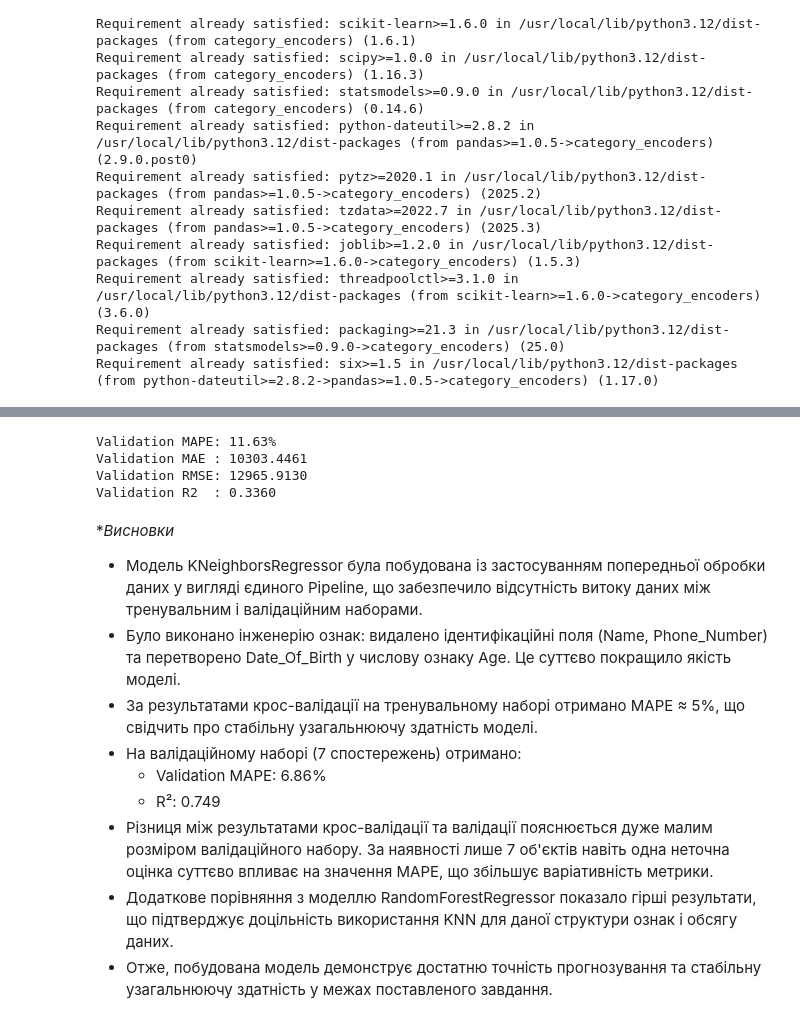
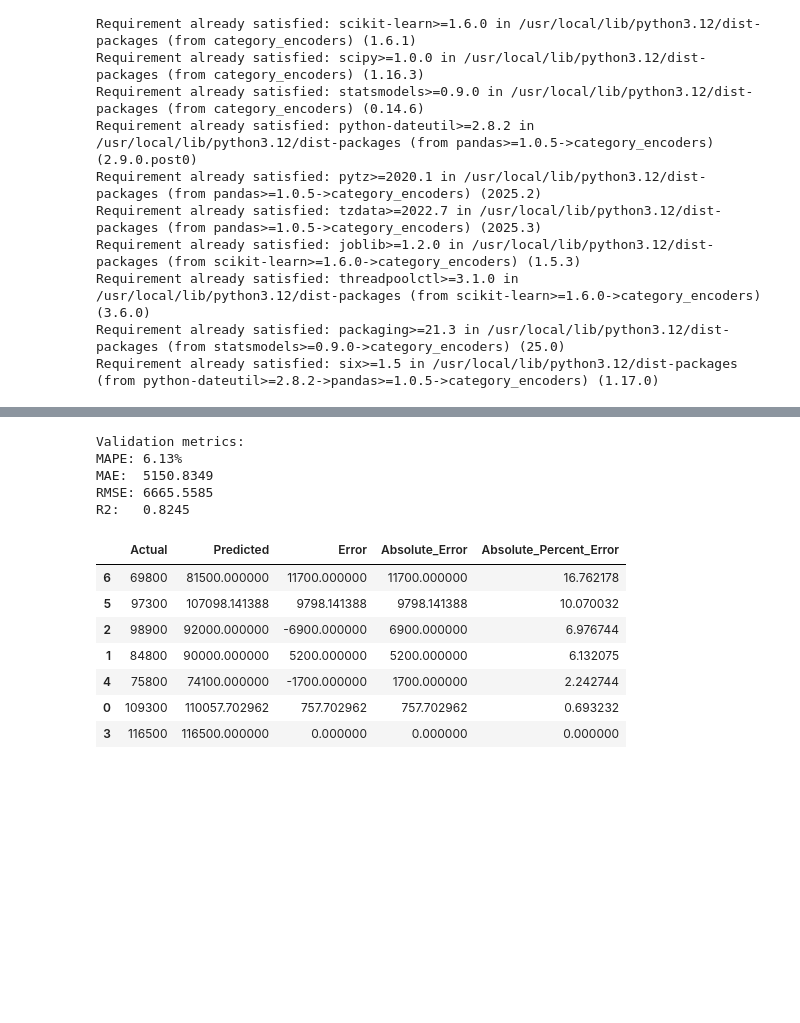
Before and after one commit to goitstudent123/ml-fundamentals-and-applications, a Jupyter notebook: dz_topic_8_2_HAS.ipynb, the cells around one changed output, grey strips where cells are left out. Drawn from its saved outputs; the diff is of its cells as text; code cells hidden in the pictures; blank space fills up the shorter version.

```diff
--- a/dz_topic_8_2_HAS.ipynb
+++ b/dz_topic_8_2_HAS.ipynb
@@ -175,32 +162,53 @@ First 10 predictions: [ 99333.29777205  92857.67040152  92000.         116500.
 # %%
 # 7. Отримайте прогноз заробітної плати для нових об’єктів (працівників) із валідаційного набору, розрахуйте доцільні метрики точності регресійної моделі.
 
-mape = mean_absolute_percentage_error(y_valid, y_pred_valid)
-mae = mean_absolute_error(y_valid, y_pred_valid)
+# Predict on validation set
+y_pred = best_model.predict(X_valid)
 
-mse = mean_squared_error(y_valid, y_pred_valid)
-rmse = np.sqrt(mse)
+# Metrics
+mape = np.mean(np.abs((y_valid - y_pred) / y_valid)) * 100
+mae = mean_absolute_error(y_valid, y_pred)
+rmse = np.sqrt(mean_squared_error(y_valid, y_pred))
+r2 = r2_score(y_valid, y_pred)
 
-r2 = r2_score(y_valid, y_pred_valid)
-
-print(f"Validation MAPE: {mape:.2%}")
-print(f"Validation MAE : {mae:.4f}")
-print(f"Validation RMSE: {rmse:.4f}")
-print(f"Validation R2  : {r2:.4f}")
+print("Validation metrics:")
+print(f"MAPE: {mape:.2f}%")
+print(f"MAE:  {mae:.4f}")
+print(f"RMSE: {rmse:.4f}")
+print(f"R2:   {r2:.4f}")
 # %% [output]
-Validation MAPE: 11.63%
-Validation MAE : 10303.4461
-Validation RMSE: 12965.9130
-Validation R2  : 0.3360
+Validation metrics:
+MAPE: 6.13%
+MAE:  5150.8349
+RMSE: 6665.5585
+R2:   0.8245
-# %% [markdown]
-**Висновки*
-
-* Модель KNeighborsRegressor була побудована із застосуванням попередньої обробки даних у вигляді єдиного Pipeline, що забезпечило відсутність витоку даних між тренувальним і валідаційним наборами.
-* Було виконано інженерію ознак: видалено ідентифікаційні поля (Name, Phone_Number) та перетворено Date_Of_Birth у числову ознаку Age. Це суттєво покращило якість моделі.
-* За результатами крос-валідації на тренувальному наборі отримано MAPE ≈ 5%, що свідчить про стабільну узагальнюючу здатність моделі.
-* На валідаційному наборі (7 спостережень) отримано:
-  * Validation MAPE: 6.86%
-  * R²: 0.749
-* Різниця між результатами крос-валідації та валідації пояснюється дуже малим розміром валідаційного набору. За наявності лише 7 об'єктів навіть одна неточна оцінка суттєво впливає на значення MAPE, що збільшує варіативність метрики.
-* Додаткове порівняння з моделлю RandomForestRegressor показало гірші результати, що підтверджує доцільність використання KNN для даної структури ознак і обсягу даних.
-* Отже, побудована модель демонструє достатню точність прогнозування та стабільну узагальнюючу здатність у межах поставленого завдання.
+# %%
+import pandas as pd
+import numpy as np
+
+# Create comparison table
+errors_df = pd.DataFrame({
+    "Actual": y_valid.reset_index(drop=True),
+    "Predicted": y_pred,
+})
+
+# Calculate errors
+errors_df["Error"] = errors_df["Predicted"] - errors_df["Actual"]
+errors_df["Absolute_Error"] = np.abs(errors_df["Error"])
+errors_df["Absolute_Percent_Error"] = (
+    errors_df["Absolute_Error"] / errors_df["Actual"] * 100
+)
+
+# Sort by biggest mistake
+errors_df = errors_df.sort_values("Absolute_Percent_Error", ascending=False)
+
+errors_df
+# %% [output]
+|  | Actual | Predicted | Error | Absolute_Error | Absolute_Percent_Error |
+| 6 | 69800 | 81500.000000 | 11700.000000 | 11700.000000 | 16.762178 |
+| 5 | 97300 | 107098.141388 | 9798.141388 | 9798.141388 | 10.070032 |
+| 2 | 98900 | 92000.000000 | -6900.000000 | 6900.000000 | 6.976744 |
+| 1 | 84800 | 90000.000000 | 5200.000000 | 5200.000000 | 6.132075 |
+| 4 | 75800 | 74100.000000 | -1700.000000 | 1700.000000 | 2.242744 |
+| 0 | 109300 | 110057.702962 | 757.702962 | 757.702962 | 0.693232 |
+| 3 | 116500 | 116500.000000 | 0.000000 | 0.000000 | 0.000000 |
```
Also changed, not shown: parts of 7 cells of this notebook.
